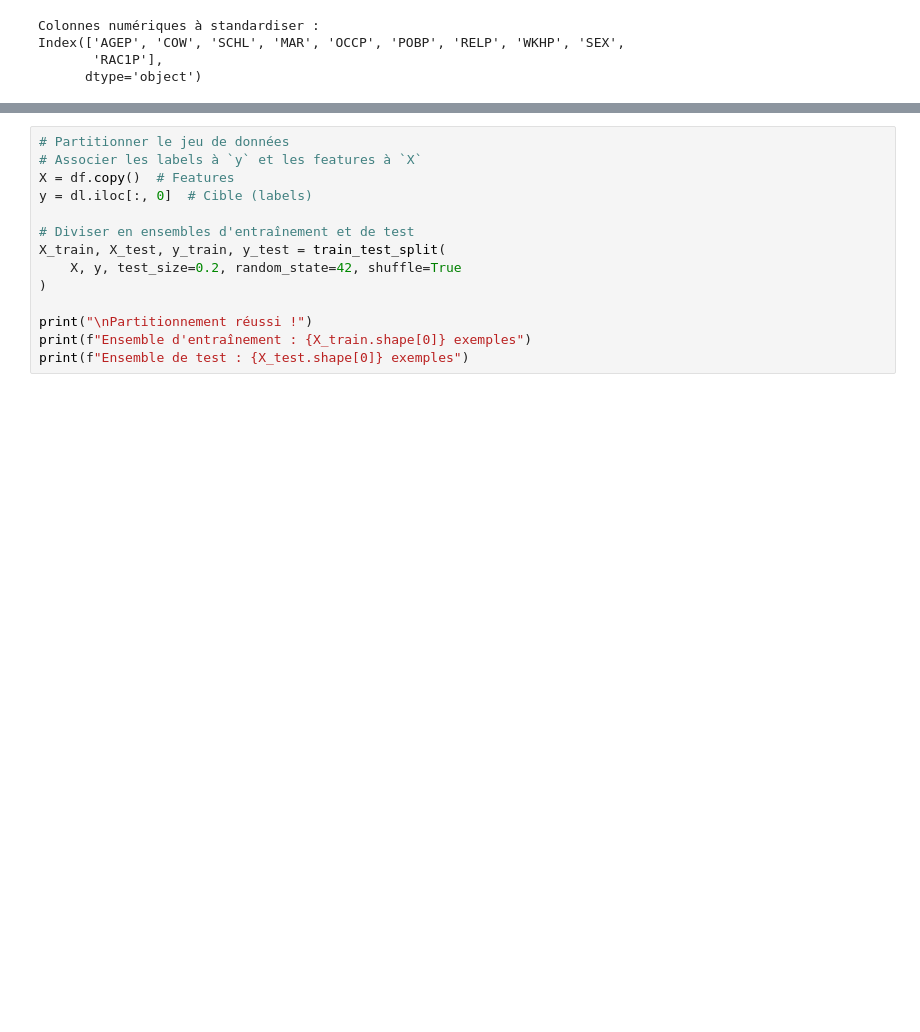
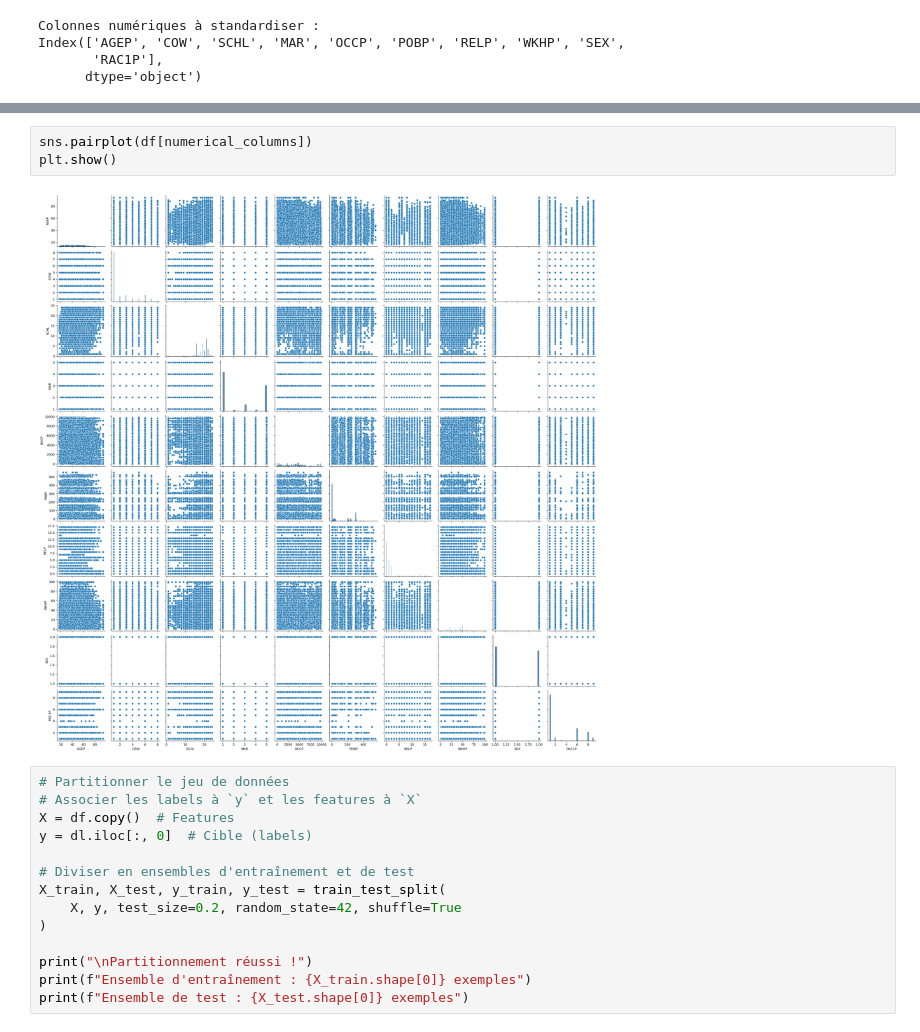
Before and after one commit to laveramo/supervised-learning, a Jupyter notebook: data-training.ipynb, the cells around one changed output, grey strips where cells are left out. Drawn from its saved outputs; the diff is of its cells as text; blank space fills up the shorter version.

```diff
--- a/data-training.ipynb
+++ b/data-training.ipynb
@@ -117,3 +184,8 @@ Index(['AGEP', 'COW', 'SCHL', 'MAR', 'OCCP', 'POBP', 'RELP', 'WKHP', 'SEX',
+# %%
+sns.pairplot(df[numerical_columns])
+plt.show()
+# %% [output]
+[figure, added]
 # %%
 # Partitionner le jeu de données
 # Associer les labels à `y` et les features à `X`
```
Also changed, not shown: parts of 5 cells of this notebook.
